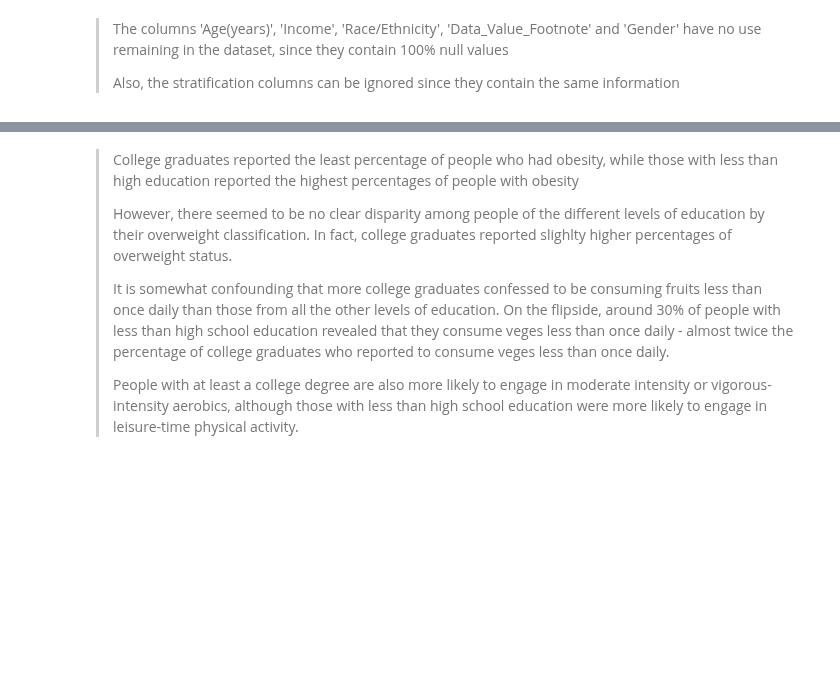
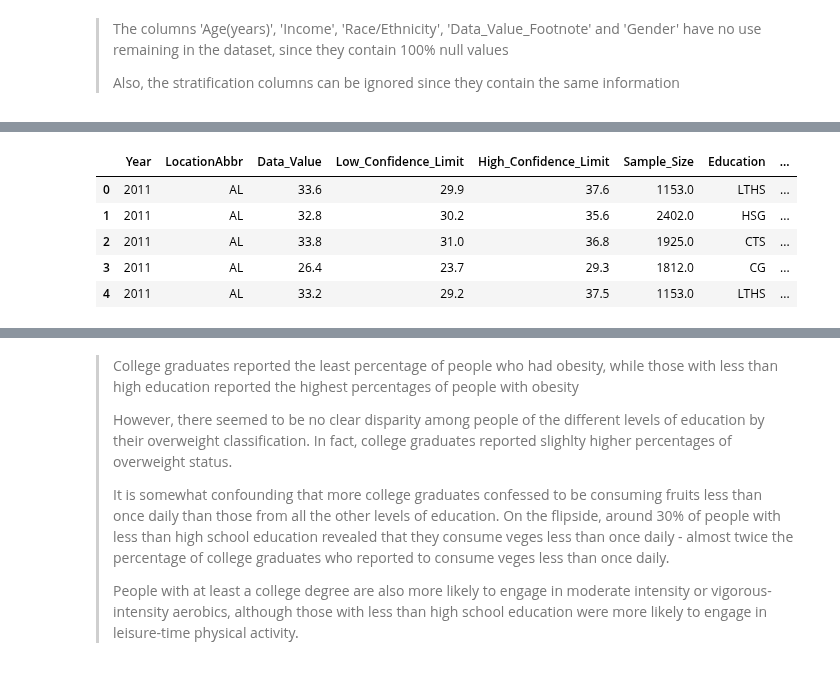
Before and after one commit to CollinsOduor/relationship-between-weight-and-socio-economic-status, a Jupyter notebook: Collins Nutrition Study.ipynb, the cells around one changed output, grey strips where cells are left out. Saved outputs shown, nothing was run; the diff lists cells and outputs as text; code cells hidden in the pictures; blank space fills up the shorter version.

```diff
--- a/Collins Nutrition Study.ipynb
+++ b/Collins Nutrition Study.ipynb
@@ -373,7 +717,14 @@ education_df['Education'].unique()
 # %%
-education_encoding = {'Education': {'Less than high school': 0, 'High school graduate': 1, 'Some college or technical school': 2, 'College graduate': 3}}
+education_encoding = {'Education': {'Less than high school': 'LTHS', 'High school graduate': 'HSG', 'Some college or technical school': 'CTS', 'College graduate': 'CG'}}
 education_df = education_df.replace(education_encoding)
 education_df.head()
+# %% [output]
+|  | Year | LocationAbbr | Data_Value | Low_Confidence_Limit | High_Confidence_Limit | Sample_Size | Education | ... |
+| 0 | 2011 | AL | 33.6 | 29.9 | 37.6 | 1153.0 | LTHS | ... |
+| 1 | 2011 | AL | 32.8 | 30.2 | 35.6 | 2402.0 | HSG | ... |
+| 2 | 2011 | AL | 33.8 | 31.0 | 36.8 | 1925.0 | CTS | ... |
+| 3 | 2011 | AL | 26.4 | 23.7 | 29.3 | 1812.0 | CG | ... |
+| 4 | 2011 | AL | 33.2 | 29.2 | 37.5 | 1153.0 | LTHS | ... |
 # %%
 fig, axes = plt.subplots(3, 3, figsize=(20, 18), sharey=True, sharex=True)
 fig.suptitle('Classification by Education');
```
Also changed, not shown: parts of 99 cells of this notebook.
